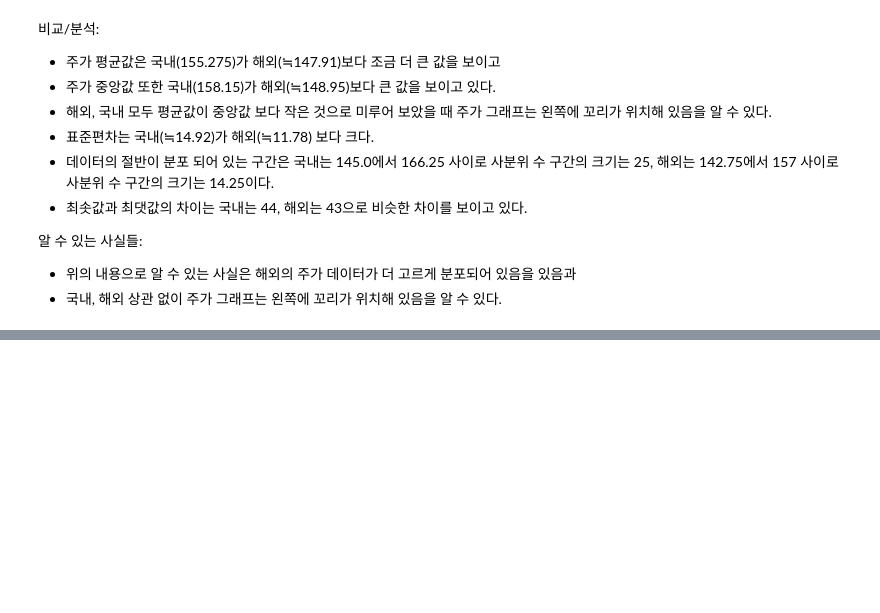
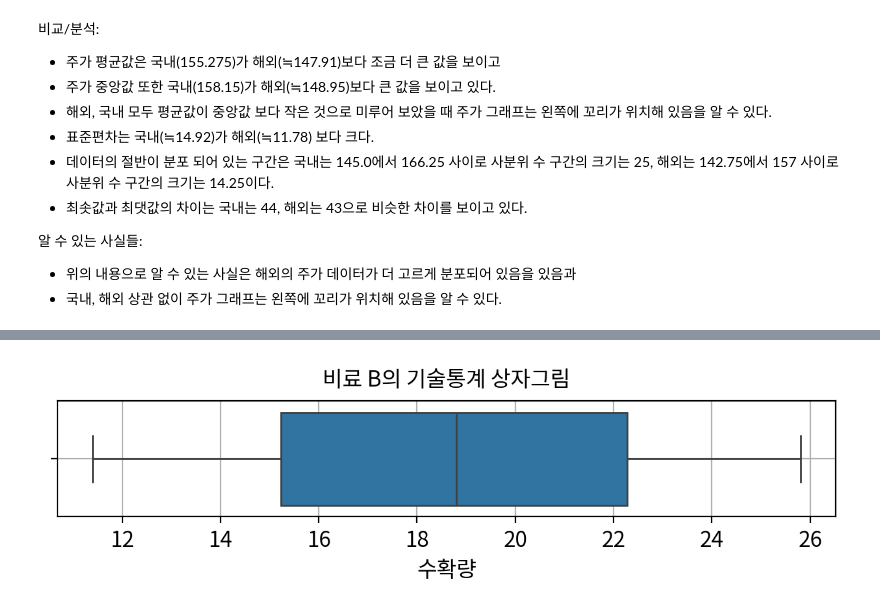
Before and after one commit to mvnvouno/python-study, a Jupyter notebook: Data Analysis Basic/06-데이터 시각화 (기본 그래프)/연습문제.ipynb, the cells around one changed output, grey strips where cells are left out. Drawn from its saved outputs; the diff is of its cells as text; code cells hidden in the pictures; blank space fills up the shorter version.

```diff
--- a/Data Analysis Basic/06-데이터 시각화 (기본 그래프)/연습문제.ipynb
+++ b/Data Analysis Basic/06-데이터 시각화 (기본 그래프)/연습문제.ipynb
@@ -1077,0 +1178,22 @@ fdf2.describe()
+# %%
+# 1) 그래프 초기화
+width_px = 1280             # 그래프 가로 크기
+height_px = 400             # 그래프 세로 크기
+rows = 1                    # 그래프 행 수
+cols = 1                    # 그래프 열 수
+figsize = (width_px / my_dpi, height_px / my_dpi)
+fig, ax = plt.subplots(rows, cols, figsize = figsize, dpi = my_dpi)
+
+# 2) boxplot 그래프 그리기
+sb.boxplot(data = df_B, x = '수확량')
+
+# 3) 그래프 꾸미기:
+ax.set_title("비료 B의 기술통계 상자그림", pad = 8, fontsize = 12)
+ax.grid(True)                # 배경, 격자 표시/숨김
+
+# 4) 출력
+plt.tight_layout()                          # 여백 제거
+plt.show()                                  # 그래프 화면 출력
+plt.close()                                 # 그래프 작업 종료
+# %% [output]
+[figure, added]
```
Also changed, not shown: parts of 11 cells of this notebook, 11 other files.
